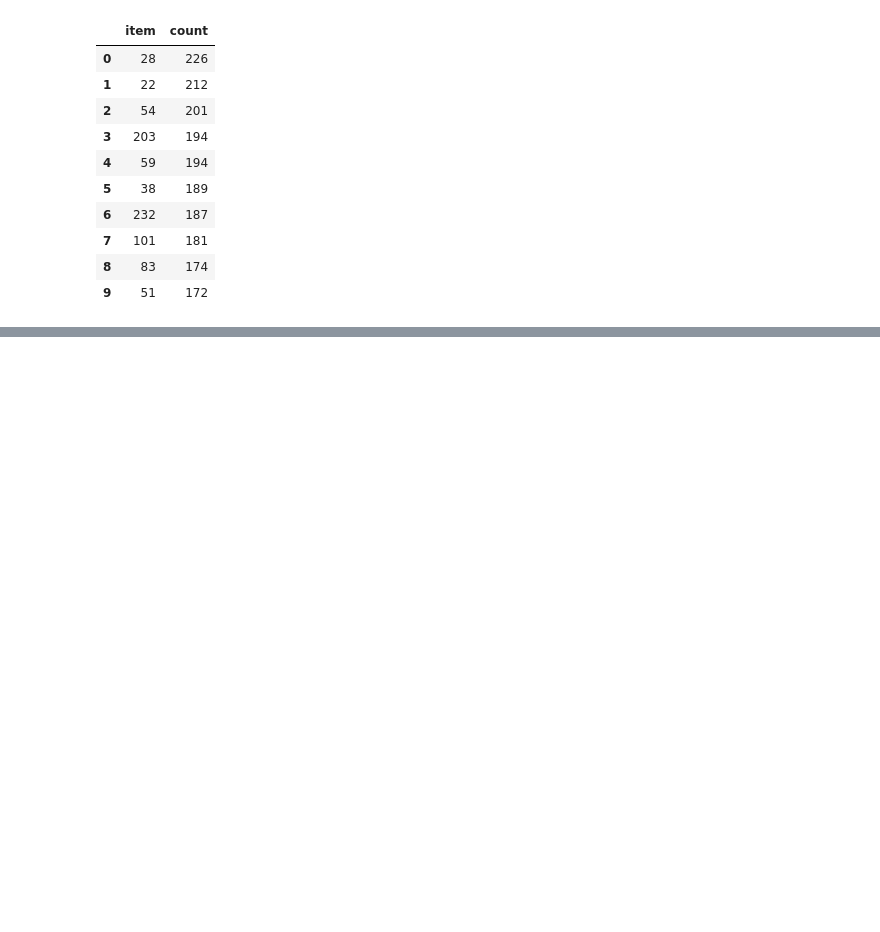
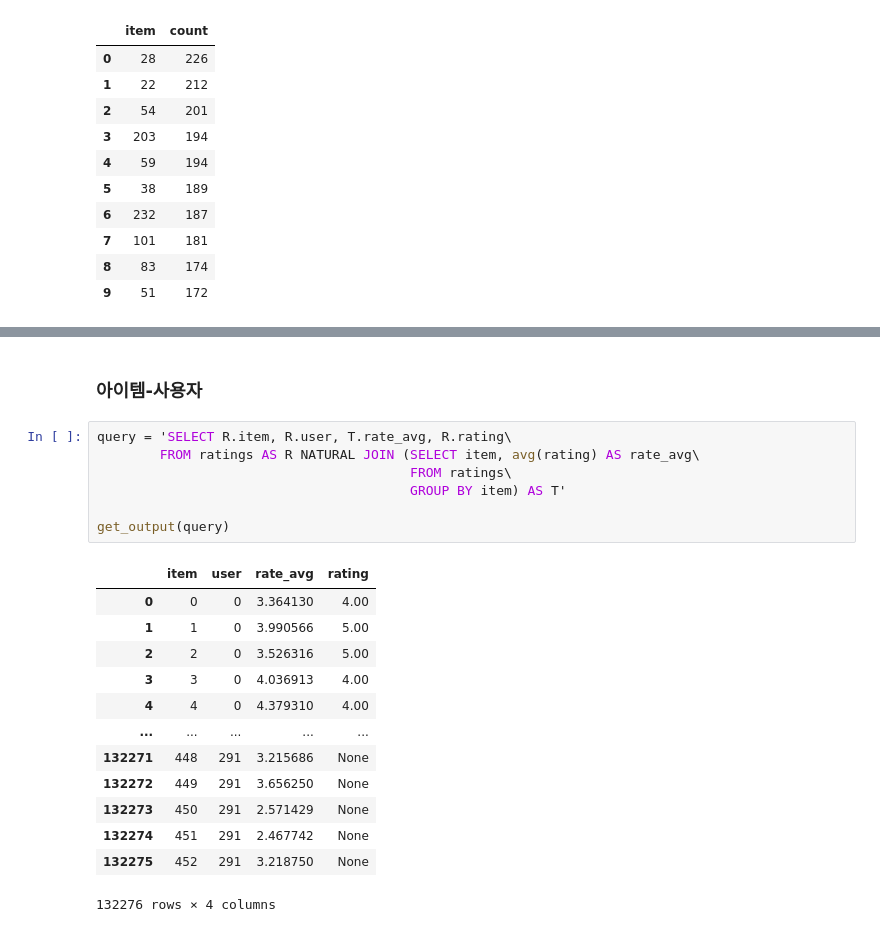
Before and after one commit to asdfrt159/DataScientist, a Jupyter notebook: DB/hw/test.ipynb, the cells around one changed output, grey strips where cells are left out. Saved outputs shown, nothing was run; the diff lists cells and outputs as text; blank space fills up the shorter version.

```diff
--- a/DB/hw/test.ipynb
+++ b/DB/hw/test.ipynb
@@ -80,0 +168,23 @@ get_output(query)
+# %% [markdown]
+### 아이템-사용자
+# %%
+query = 'SELECT R.item, R.user, T.rate_avg, R.rating\
+    	FROM ratings AS R NATURAL JOIN (SELECT item, avg(rating) AS rate_avg\
+										FROM ratings\
+										GROUP BY item) AS T'
+
+get_output(query)
+# %% [output]
+|  | item | user | rate_avg | rating |
+| 0 | 0 | 0 | 3.364130 | 4.00 |
+| 1 | 1 | 0 | 3.990566 | 5.00 |
+| 2 | 2 | 0 | 3.526316 | 5.00 |
+| 3 | 3 | 0 | 4.036913 | 4.00 |
+| 4 | 4 | 0 | 4.379310 | 4.00 |
+| ... | ... | ... | ... | ... |
+| 132271 | 448 | 291 | 3.215686 | None |
+| 132272 | 449 | 291 | 3.656250 | None |
+| 132273 | 450 | 291 | 2.571429 | None |
+| 132274 | 451 | 291 | 2.467742 | None |
+| 132275 | 452 | 291 | 3.218750 | None |
+132276 rows × 4 columns
```
Also changed, not shown: parts of 14 cells of this notebook, 2 other files.
